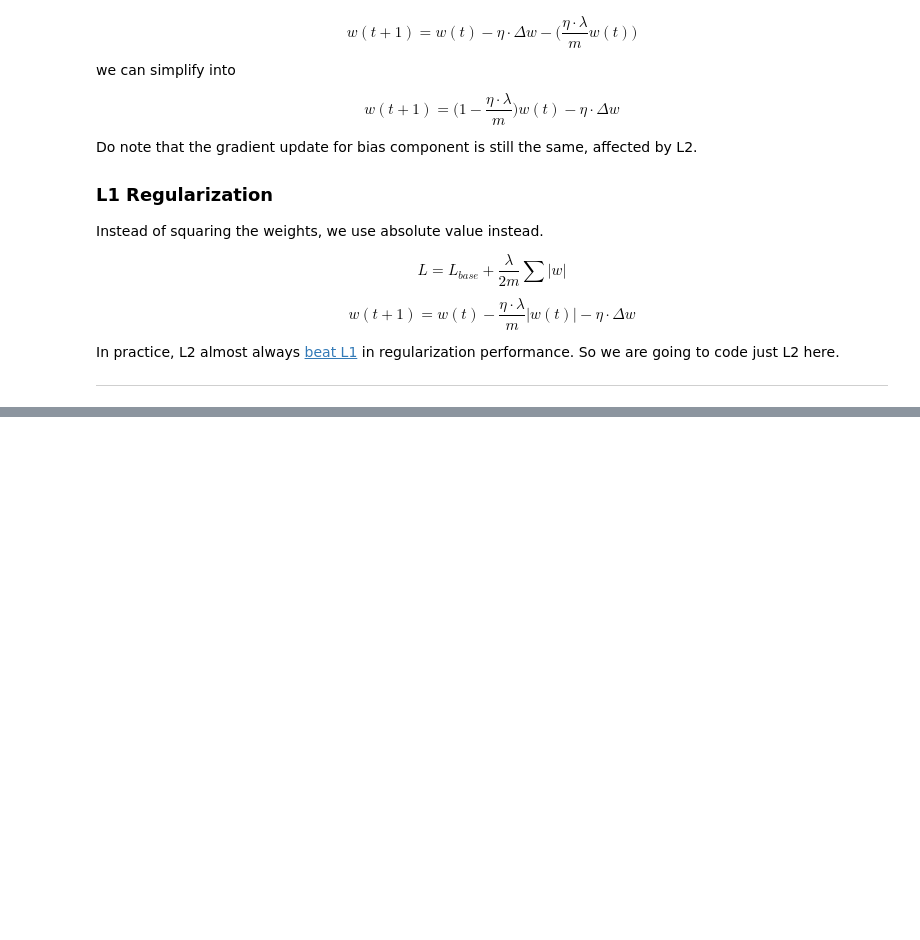
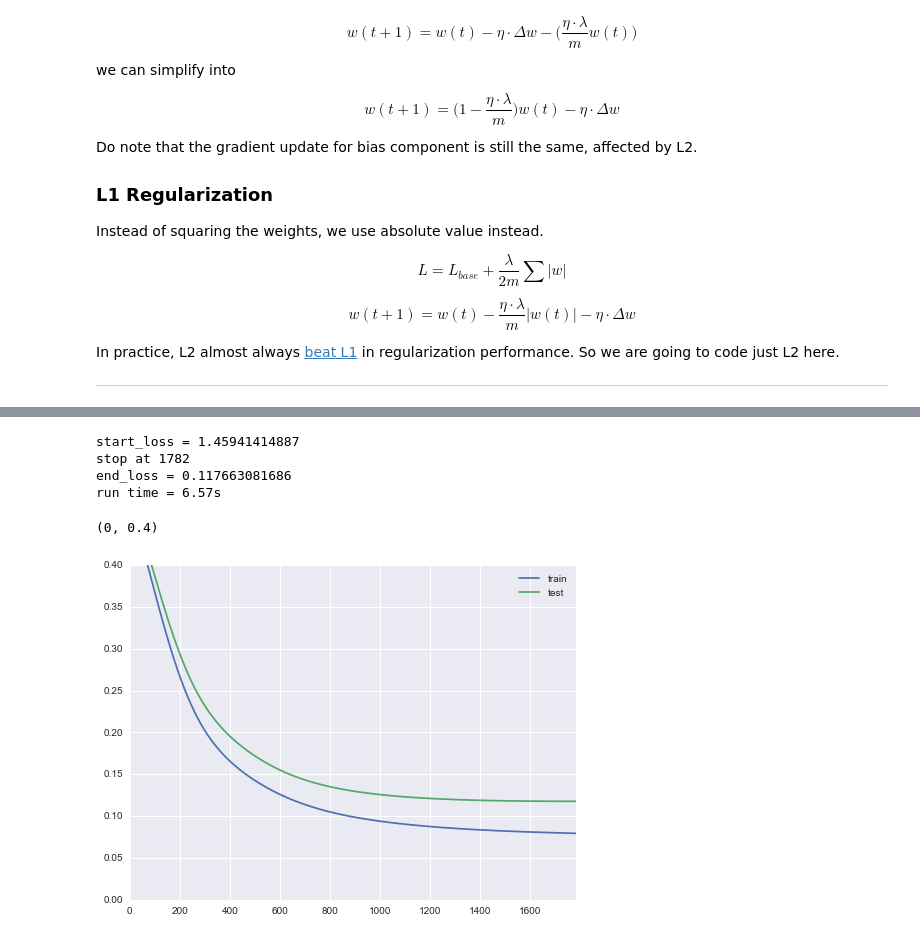
Before and after one commit to patrick-su/ml_algorithms_stepbystep, a Jupyter notebook: algo_example_NN_regularization.ipynb, the cells around one changed output, grey strips where cells are left out. Saved outputs shown, nothing was run; the diff lists cells and outputs as text; code cells hidden in the pictures; blank space fills up the shorter version.

```diff
--- a/algo_example_NN_regularization.ipynb
+++ b/algo_example_NN_regularization.ipynb
@@ -266,0 +271,65 @@ Actually this is not true accuracy because we didn't verify it with the test dat
+# %%
+def loss_func_L2(Y,y_pred,size,w_hid,w_out,scale_param):
+    return loss_func(Y,y_pred,size) + 0.5*scale_param/size*(np.sum(w_hid**2)+np.sum(w_out**2))
+# %%
+#initialize stuff
+w_hid,w_out = initialize(target_size,feature_size,hidden_size)
+learning_rate = 0.7/train_size
+learning_rate_bias = 0.7/train_size
+L2_scale_param = 0.2
+loss, loss_test = [],[]
+
+#run configuration
+max_epoch = 5000
+min_loss_criterion = 0
+
+#doing 1st forward pass to calculate loss
+f_hid, f_hid_b, f_out = calc_forward(w_hid,w_out,Xb)
+loss.append(loss_func_L2(Y_train,f_out,train_size,w_hid,w_out,L2_scale_param))
+f_hid_test, f_hid_b_test, f_out_test = calc_forward(w_hid,w_out,Xb_test)
+loss_test.append(loss_func_L2(Y_test,f_out_test,test_size,w_hid,w_out,L2_scale_param))
+
+start_time = time.clock()
+
+print 'start_loss = {}'.format(loss_test[0])
+
+for i in range(0,max_epoch):
+
+    #update the weights of output layer
+    delta_out = (f_out - Y_train)*(f_out)*(1-f_out) #element-wise operation
+    wgrad_out = np.einsum('ki,kj->ij', delta_out, f_hid) #dot operation already sums it up
+    w_out_bef = w_out.copy()
+    w_out[:,1:] = w_out[:,1:] -learning_rate*(wgrad_out)
+    w_out[:,0] = w_out[:,0] -learning_rate_bias*np.sum(delta_out,axis=0)*1.0
+
+    #update the weights of hidden layer
+    delta_hid = delta_out.dot(w_out_bef[:,1:])*(f_hid)*(1-f_hid) #dot then element-wise operation
+    wgrad_hid = np.einsum('ki,kj->ij',delta_hid,Xb[:,1:])
+    w_hid[:,1:] = w_hid[:,1:] -learning_rate*wgrad_hid
+    w_hid[:,0] = w_hid[:,0] -learning_rate_bias*np.sum(delta_hid,axis=0)*1.0
+
+    #re-calculate loss
+    f_hid, f_hid_b, f_out = calc_forward(w_hid,w_out,Xb)
+    loss.append(loss_func_L2(Y_train,f_out,train_size,w_hid,w_out,L2_scale_param))
+    f_hid_test, f_hid_b_test, f_out_test = calc_forward(w_hid,w_out,Xb_test)
+    loss_test.append(loss_func_L2(Y_test,f_out_test,test_size,w_hid,w_out,L2_scale_param))
+
+    #stopping criterion
+    if (i>20) and ((loss_test[-11] - loss_test[-1]) < min_loss_criterion): #10th previous loss
+        print 'stop at {}'.format(i)
+        break
+
+print 'end_loss = {}'.format(loss_test[-1])
+print 'run time = {:.2f}s'.format(time.clock()-start_time)
+
+df_run = pd.DataFrame(data=np.array([loss,loss_test]).T,columns=['train','test'])
+df_run.plot()
+axes = plt.gca()
+axes.set_ylim([0,0.4])
+# %% [output]
+start_loss = 1.45941414887
+stop at 1782
+end_loss = 0.117663081686
+run time = 6.57s
+(0, 0.4)
+[figure, added]
```
Also changed, not shown: parts of 24 cells of this notebook.
